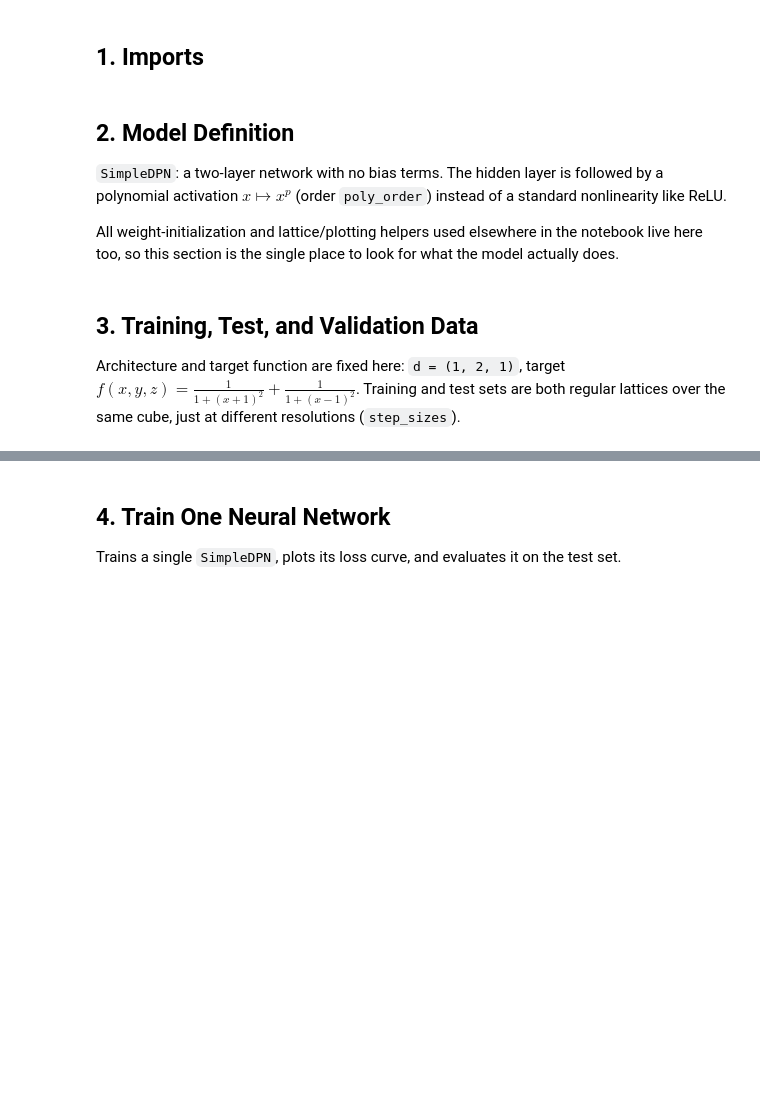
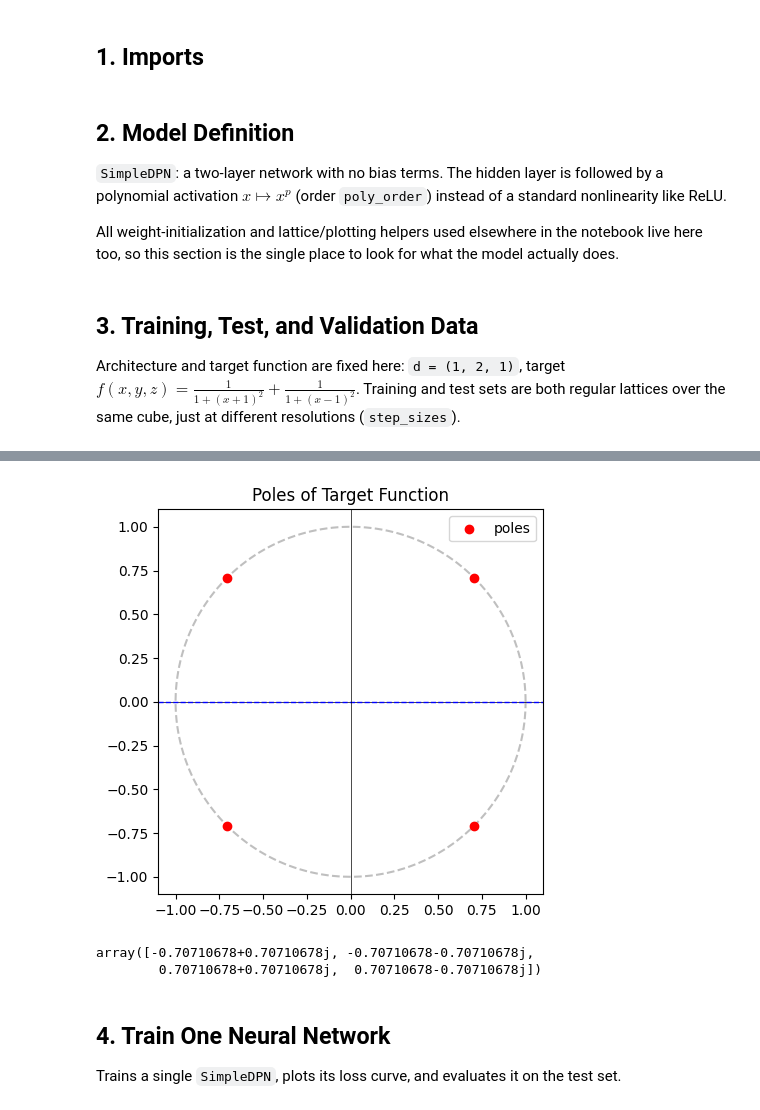
Before and after one commit to Avin-mo/dpnn-expressivity, a Jupyter notebook: dpnn_one_input.ipynb, the cells around one changed output, grey strips where cells are left out. Cells and saved outputs as stored; diff of their text form; code cells hidden in the pictures; blank space fills up the shorter version.

```diff
--- a/dpnn_one_input.ipynb
+++ b/dpnn_one_input.ipynb
@@ -113,6 +113,24 @@ def generate_lattice(n, dimensions, step_sizes, marker=None, dtype=np.float64):
 
     return lattice
 # %%
+def plot_poles(denom_coeffs, F, xlim=(-2,2), title="Poles"):
+    poles = np.roots(denom_coeffs)
+
+    plt.figure(figsize=(5,5))
+    plt.scatter(poles.real, poles.imag, color='red', label='poles', zorder=3)
+    theta = np.linspace(0, 2*np.pi, 200)
+    plt.plot(np.cos(theta), np.sin(theta), '--', color='gray', alpha=0.5)
+    plt.axhline(0, color='black', lw=0.5)
+    plt.axhline(0, color='blue', linestyle='--', lw=1, zorder=2)
+    plt.axvline(0, color='black', lw=0.5)
+    plt.gca().set_aspect('equal')
+    plt.legend()
+    plt.title(title)
+    plt.show()
+
+    return poles
+
+
 def plot_data(data, colors=None, title=None, save_file=False, filename="plot.html"):
     """
     Interactive 2D or 3D scatter plot (plotly) with color values shown on hover.
@@ -244,3 +266,9 @@ def make_lattice_dataset(n, dim, step, seed=None, noise_level=0.0):
+# %%
+plot_poles([1,0,0,0,1], f_target, title="Poles of Target Function")
+# %% [output]
+[figure, added]
+array([-0.70710678+0.70710678j, -0.70710678-0.70710678j,
+        0.70710678+0.70710678j,  0.70710678-0.70710678j])
 # %%
 # --- Build the training set ---
 X_train, w_train = make_lattice_dataset(n=d0, dim=2, step=0.5, seed=0, noise_level=0)
```
Also changed, not shown: parts of 10 cells of this notebook.
